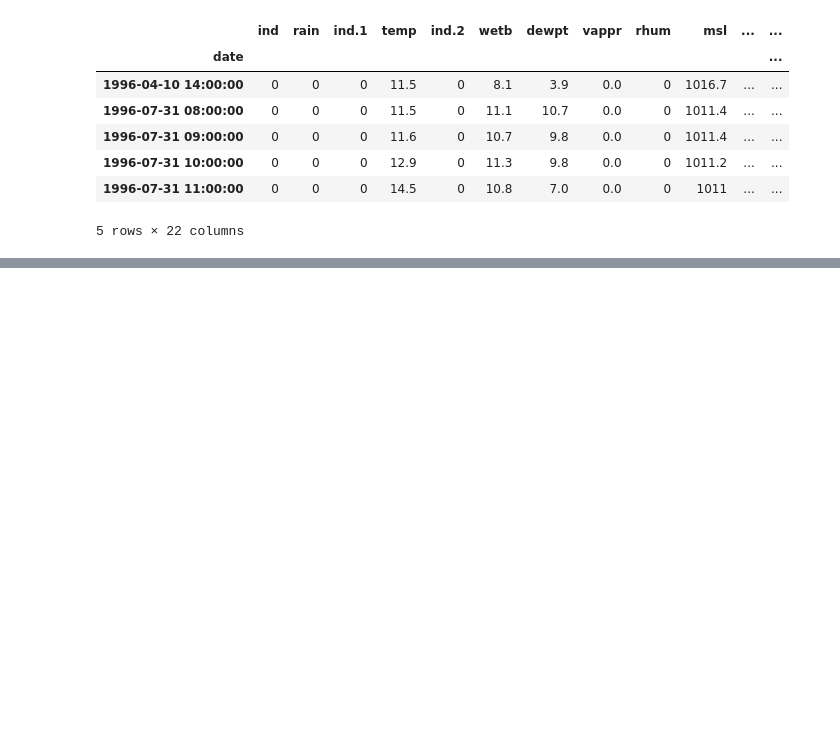
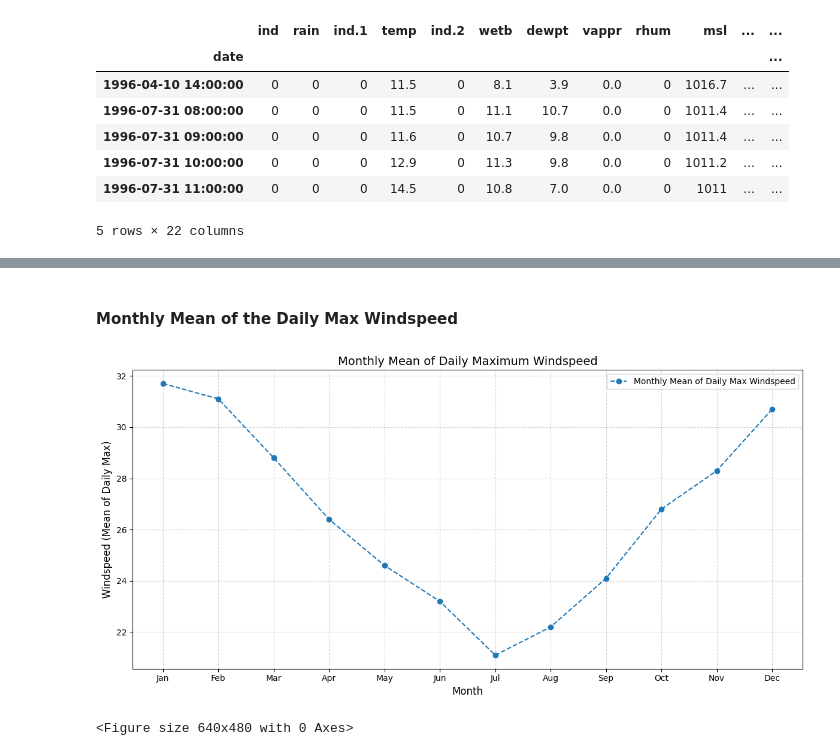
Before and after one commit to daveysull/PFDA, a Jupyter notebook: assignments/assignment_6_Weather.ipynb, the cells around one changed output, grey strips where cells are left out. Cells and saved outputs as stored; diff of their text form; code cells hidden in the pictures; blank space fills up the shorter version.

```diff
--- a/assignments/assignment_6_Weather.ipynb
+++ b/assignments/assignment_6_Weather.ipynb
@@ -133,0 +204,30 @@ plt.show()
+# %% [markdown]
+#### Monthly Mean of the Daily Max Windspeed
+# %%
+# Get max windspeed for each day
+daily_max = df.groupby(['month', 'day'])['wdsp'].max().reset_index()
+
+# Get the mean of daily max windspeed for each month
+mean_max = daily_max.groupby('month')['wdsp'].mean().round(1).reset_index()
+
+# Plot
+plt.figure(figsize=(12, 6))
+plt.plot(mean_max['month'].astype(str), mean_max['wdsp'], marker='o', linestyle='--', label='Monthly Mean of Daily Max Windspeed')
+
+# Format
+plt.title("Monthly Mean of Daily Maximum Windspeed", fontsize=14)
+plt.xlabel("Month", fontsize=12)
+plt.ylabel("Windspeed (Mean of Daily Max)", fontsize=12)
+plt.grid(True, linestyle='--', alpha=0.5)
+plt.legend()
+plt.xticks(ticks=range(0, 12), labels=['Jan', 'Feb', 'Mar', 'Apr', 'May', 'Jun', 'Jul', 'Aug', 'Sep', 'Oct', 'Nov', 'Dec'])
+
+# Show plot
+plt.tight_layout()
+plt.show()
+
+# Save
+plt.savefig('monthly_max_windspeed.png')
+# %% [output]
+[figure, added]
+<Figure size 640x480 with 0 Axes>
```
Also changed, not shown: parts of 10 cells of this notebook, 9 other files.
